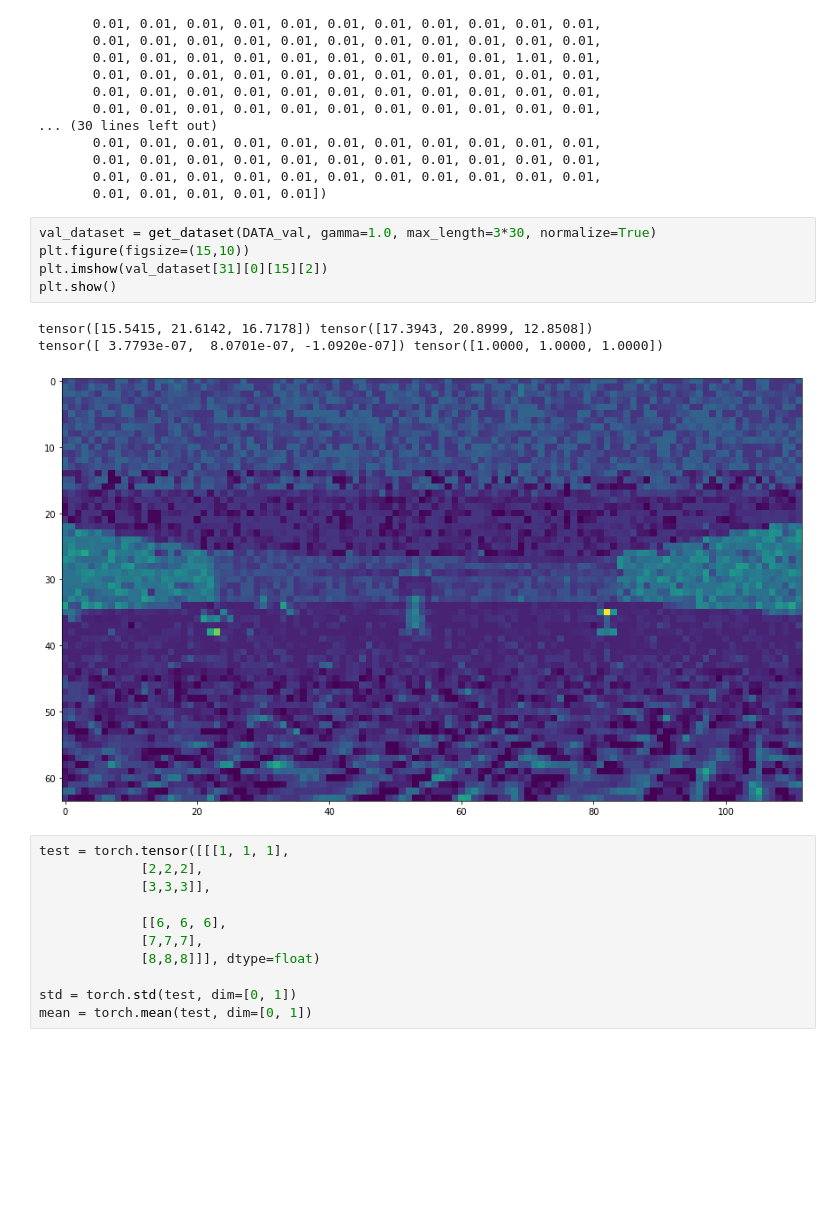
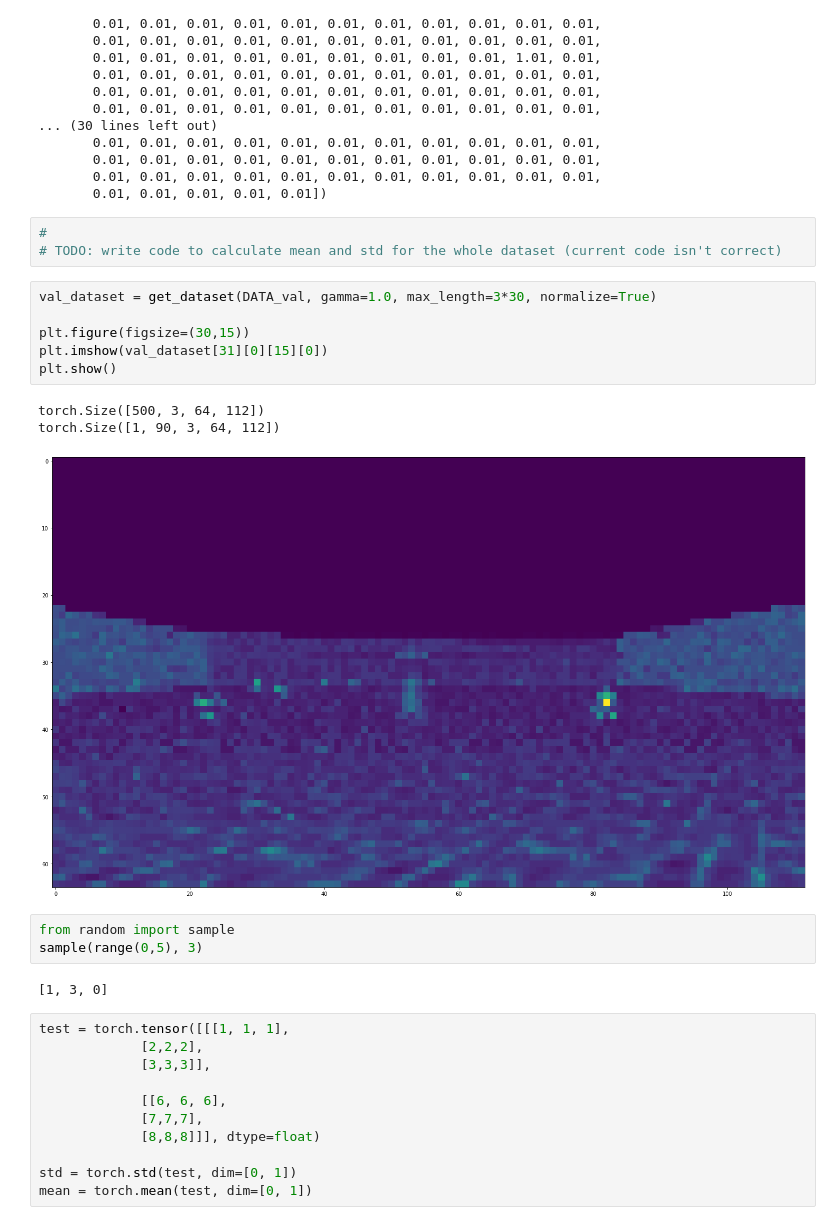
Before and after one commit to zen0no/RATE, a Jupyter notebook: VizDoom/VizDoom_notebooks/test.ipynb, the cells around one changed output. Cells and saved outputs as stored; diff of their text form; blank space fills up the shorter version.

```diff
--- a/VizDoom/VizDoom_notebooks/test.ipynb
+++ b/VizDoom/VizDoom_notebooks/test.ipynb
@@ -82,15 +82,24 @@ array([0.01, 0.01, 0.01, 0.01, 0.01, 0.01, 0.01, 0.01, 0.01, 0.01, 0.01,
        0.01, 0.01, 0.01, 0.01, 0.01, 0.01, 0.01, 0.01, 0.01, 0.01, 0.01,
        0.01, 0.01, 0.01, 0.01, 0.01, 0.01, 0.01, 0.01, 0.01, 0.01, 0.01,
        0.01, 0.01, 0.01, 0.01, 0.01])
+# %%
+#
+# TODO: write code to calculate mean and std for the whole dataset (current code isn't correct)
 # %%
 val_dataset = get_dataset(DATA_val, gamma=1.0, max_length=3*30, normalize=True)
-plt.figure(figsize=(15,10))
-plt.imshow(val_dataset[31][0][15][2])
+
+plt.figure(figsize=(30,15))
+plt.imshow(val_dataset[31][0][15][0])
 plt.show()
 # %% [output]
-tensor([15.5415, 21.6142, 16.7178]) tensor([17.3943, 20.8999, 12.8508])
-tensor([ 3.7793e-07,  8.0701e-07, -1.0920e-07]) tensor([1.0000, 1.0000, 1.0000])
+torch.Size([500, 3, 64, 112])
+torch.Size([1, 90, 3, 64, 112])
-[figure, old version]
+[figure, new version]
+# %%
+from random import sample
+sample(range(0,5), 3)
+# %% [output]
+[1, 3, 0]
 # %%
 test = torch.tensor([[[1, 1, 1],
              [2,2,2],
```
Also changed, not shown: 1 other file.
